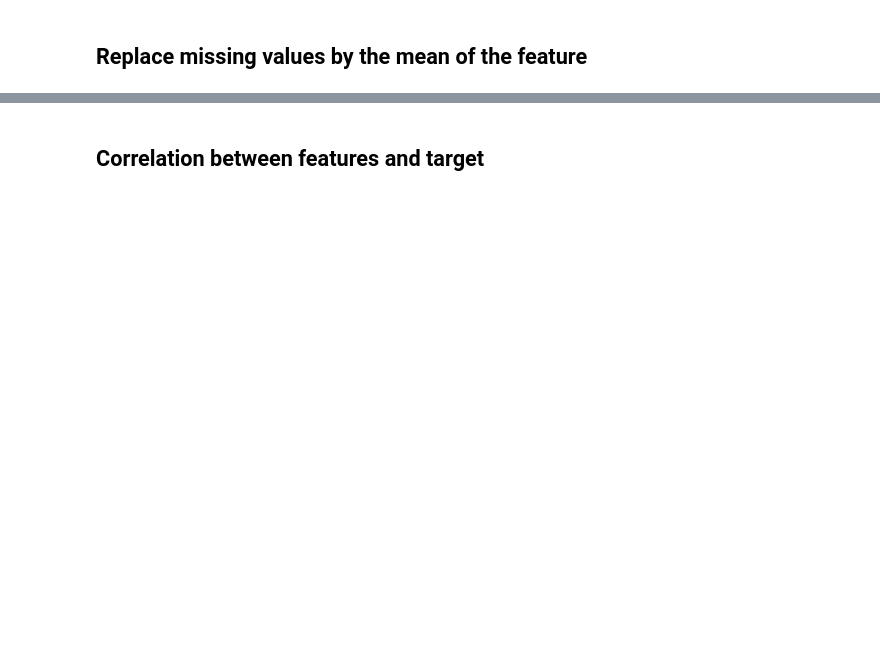
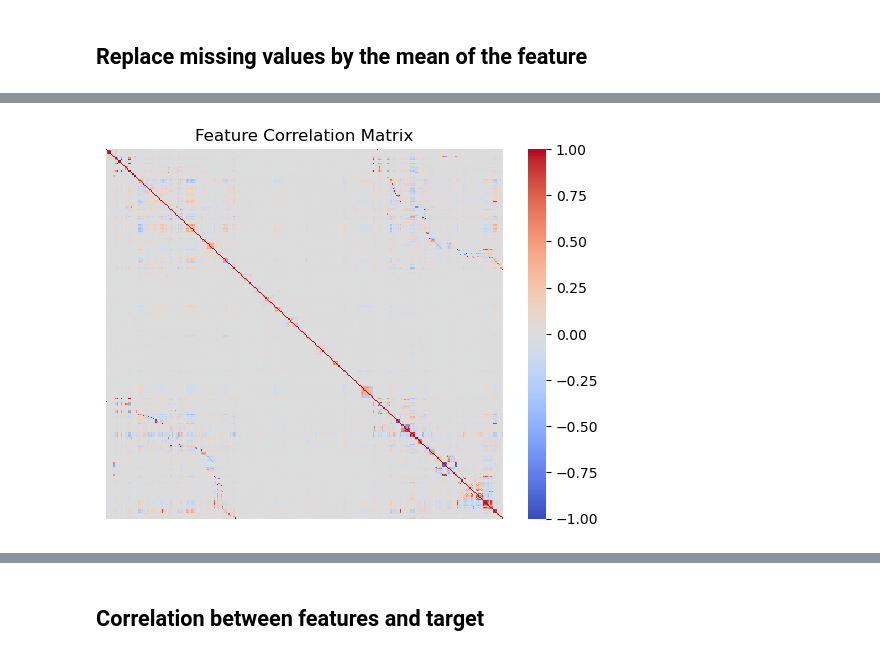
Before and after one commit to nathanmutin/MilaLyon, a Jupyter notebook: run.ipynb, the cells around one changed output, grey strips where cells are left out. Drawn from its saved outputs; the diff is of its cells as text; code cells hidden in the pictures; blank space fills up the shorter version.

```diff
--- a/run.ipynb
+++ b/run.ipynb
@@ -50,3 +71,12 @@ print(df_x_test.info())
+# %%
+# With Pandas
+for feature in feature_names:
+    df_x_train.loc[df_x_train[feature] == zero_values[feature], feature] = 0
+    df_x_test.loc[df_x_test[feature] == zero_values[feature], feature] = 0
+
+    if zero_values[feature] != None and np.isnan(zero_values[feature]):
+        df_x_train[feature] = df_x_train[feature].fillna(0)
+        df_x_test[feature] = df_x_test[feature].fillna(0)
 # %% [markdown]
 ## Replace default values in dataset by NaN
 # %% [markdown]
@@ -77,7 +119,7 @@ print("9         |", df_x_train.loc[9,'_PRACE1'])
 print("101       |", df_x_train.loc[101,'_PRACE1'])
 print("202       |", df_x_train.loc[202,'_PRACE1'])
 
-for i, feature in enumerate(feature_names):
+for feature in feature_names:
     # Replace default values with NaN
     for default_value in default_values[feature]:
         df_x_train.loc[df_x_train[feature] == default_value, feature] = np.nan
@@ -135,2 +213,6 @@ plt.show()
+# %%
+# With Pandas
+df_x_train_normalized = (df_x_train - df_x_train.mean()) / df_x_train.std()
+df_x_test_normalized = (df_x_test - df_x_train.mean()) / df_x_train.std()
 # %% [markdown]
 ## Replace missing values by the mean of the feature
@@ -137,5 +226,4 @@ plt.show()
 # %%
-mean_imputation(x_train, x_test)
-# If using pandas
-df_x_train.fillna(df_x_train.mean(), inplace=True)
-df_x_test.fillna(df_x_train.mean(), inplace=True)
+# With Pandas
+df_x_train_normalized.fillna(0, inplace=True)
+df_x_test_normalized.fillna(0, inplace=True)
@@ -159,11 +258,13 @@ plt.show()
 # %%
 # Pandas version
 # Compute correlation matrix (rows=features)
-corr_pd = df_x_train.corr()
+corr_pd = df_x_train_normalized.corr()
 # Plot heatmap without axis ticks
 sns.heatmap(corr_pd, cmap="coolwarm", vmin=-1, vmax=1, xticklabels=False, yticklabels=False)
 plt.title("Feature Correlation Matrix")
 plt.show()
+# %% [output]
+[figure, added]
 # %%
 # Optionally print highly correlated pairs
 threshold = 0.9
```
Also changed, not shown: parts of 35 cells of this notebook, 3 other files.
